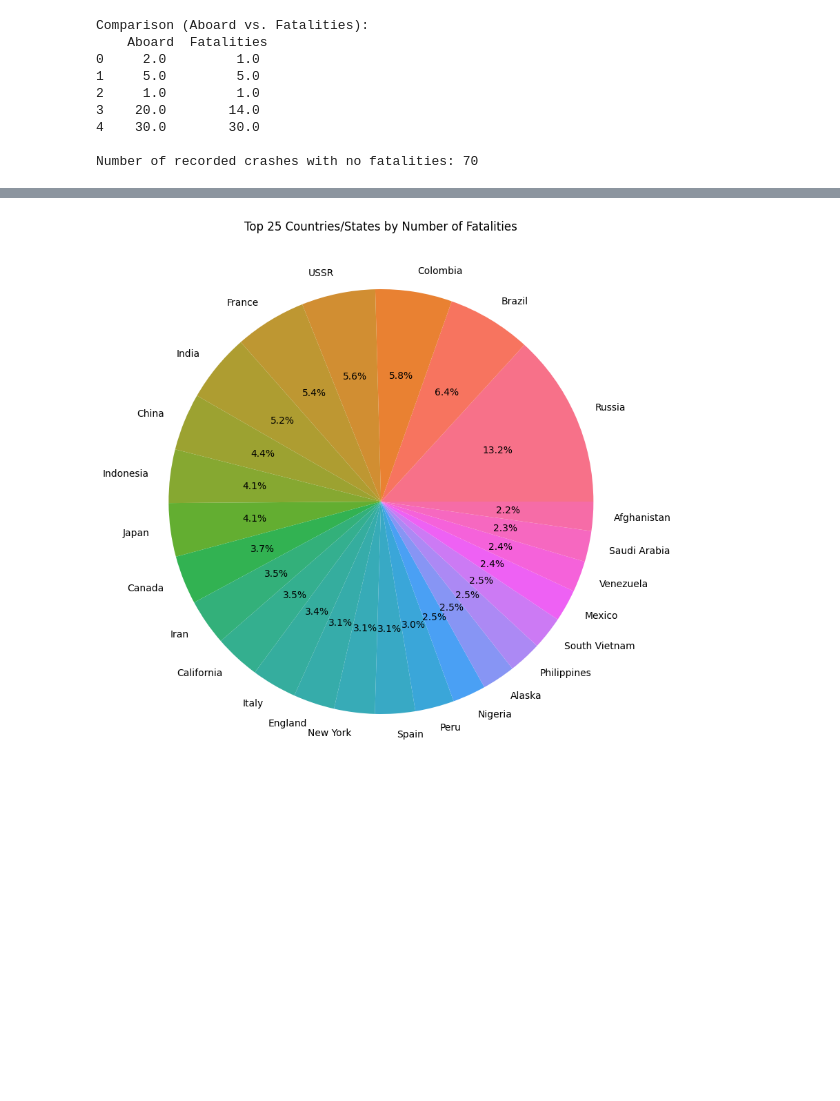
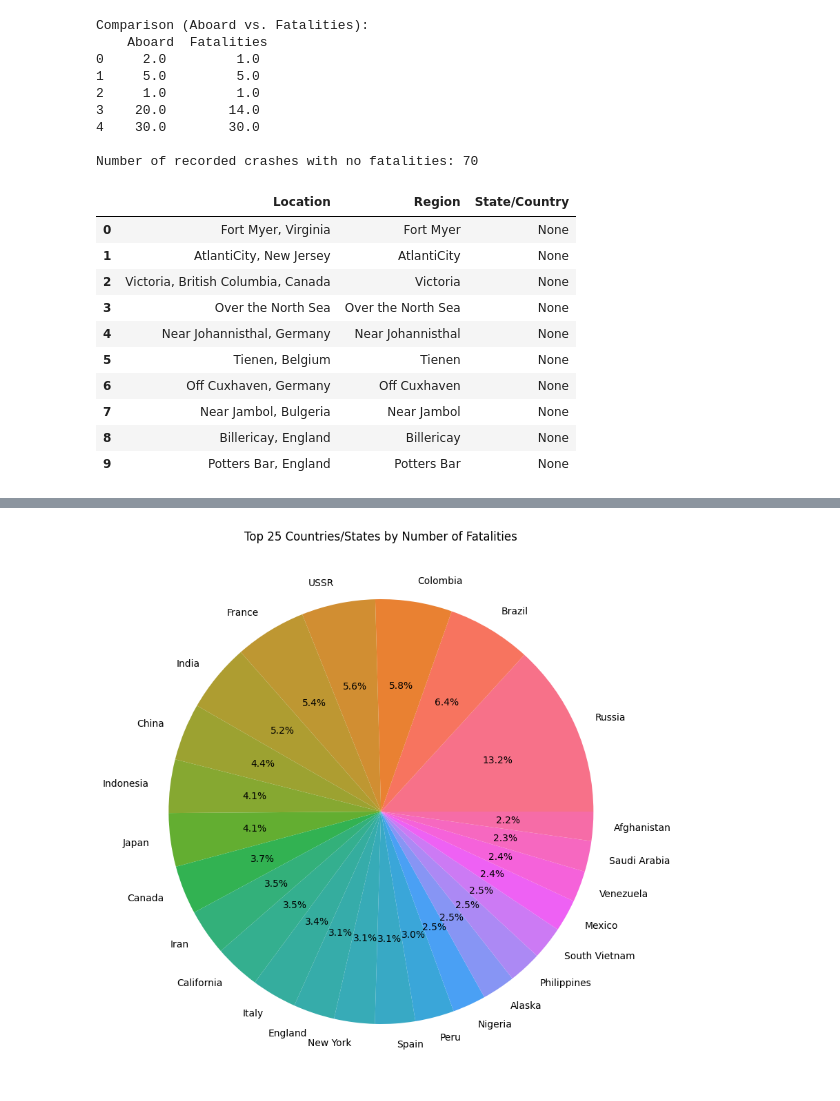
Before and after one commit to IreneWanjiruKariuki/NetflixTitles-DataCleaning, a Jupyter notebook: Airplane_Crashes_Data_Cleaning.ipynb, the cells around one changed output, grey strips where cells are left out. Cells and saved outputs as stored; diff of their text form; code cells hidden in the pictures; blank space fills up the shorter version.

```diff
--- a/Airplane_Crashes_Data_Cleaning.ipynb
+++ b/Airplane_Crashes_Data_Cleaning.ipynb
@@ -8,7 +8,8 @@ import matplotlib.pyplot as plt
 import seaborn as sns
 
 uploaded = files.upload()
-df = pd.read_csv(io.BytesIO(uploaded['Airplane_Crashes_and_Fatalities_Since_1908.csv']))
+file_name = list(uploaded.keys())[0] # Get the actual filename from the uploaded dictionary
+df = pd.read_csv(io.BytesIO(uploaded[file_name]))
 df.head()
 # %% [output]
 [interactive output not drawn]
@@ -103,7 +119,27 @@ Comparison (Aboard vs. Fatalities):
 
 Number of recorded crashes with no fatalities: 70
 # %%
-#n the ‘fatality_locations’ dataframe, the location column has data items represented as ‘Region, U.S. State/Country’.
-#Split this column to have two columns of regions and states/countries.
+#In the ‘fatality_locations’ dataframe, the location column has data items represented as ‘Region, U.S. State/Country’.
+#Split this column to have two columns of regions and states/countries
+
+# Handle locations with multiple commas correctly
+location_parts = fatality_locations['Location'].str.split(',', expand=True)
+# Extract last part as Country/State (the final comma-separated piece)
+fatality_locations['State/Country'] = location_parts[location_parts.columns[-1]].str.strip()
+# Extract first part as Region (the first part before comma)
+fatality_locations['Region'] = location_parts[0].str.strip()
+fatality_locations[['Location', 'Region', 'State/Country']].head(10)
+# %% [output]
+|  | Location | Region | State/Country |
+| 0 | Fort Myer, Virginia | Fort Myer | None |
+| 1 | AtlantiCity, New Jersey | AtlantiCity | None |
+| 2 | Victoria, British Columbia, Canada | Victoria | None |
+| 3 | Over the North Sea | Over the North Sea | None |
+| 4 | Near Johannisthal, Germany | Near Johannisthal | None |
+| 5 | Tienen, Belgium | Tienen | None |
+| 6 | Off Cuxhaven, Germany | Off Cuxhaven | None |
+| 7 | Near Jambol, Bulgeria | Near Jambol | None |
+| 8 | Billericay, England | Billericay | None |
+| 9 | Potters Bar, England | Potters Bar | None |
 # %%
 #Order the dataframe by the number of fatalities from highest to lowest and select the first 100.
```
Also changed, not shown: parts of 5 cells of this notebook.
